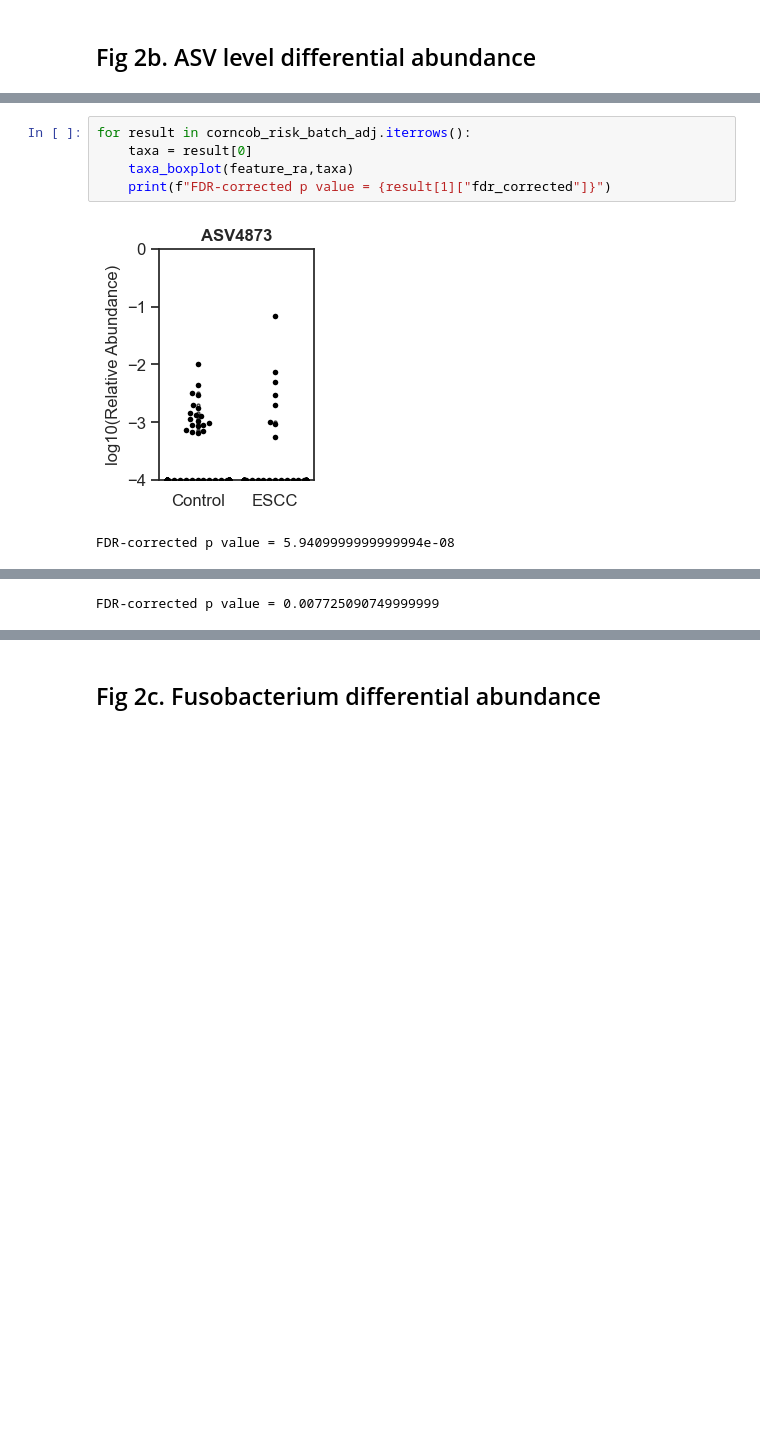
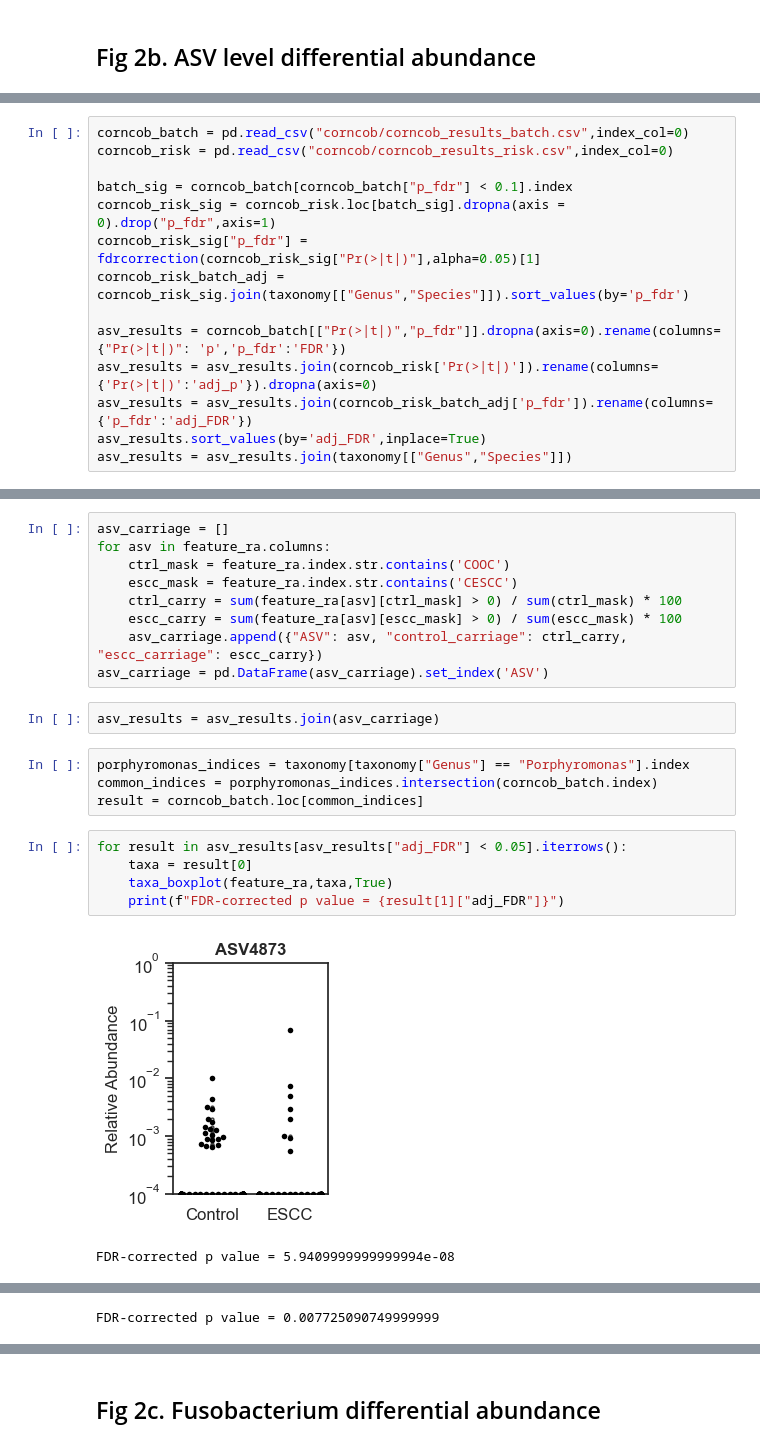
Before and after one commit to korem-lab/ESCC_microbiome_16S_analysis, a Jupyter notebook: ESCC_microbiome_16S_analysis.ipynb, the cells around one changed output, grey strips where cells are left out. Drawn from its saved outputs; the diff is of its cells as text; blank space fills up the shorter version.

```diff
--- a/ESCC_microbiome_16S_analysis.ipynb
+++ b/ESCC_microbiome_16S_analysis.ipynb
@@ -335,0 +387,14 @@ corncob_risk_batch_adj = corncob_risk_batch_adj.join(taxonomy[["Genus","Species"
+# %%
+corncob_batch = pd.read_csv("corncob/corncob_results_batch.csv",index_col=0)
+corncob_risk = pd.read_csv("corncob/corncob_results_risk.csv",index_col=0)
+
+batch_sig = corncob_batch[corncob_batch["p_fdr"] < 0.1].index
+corncob_risk_sig = corncob_risk.loc[batch_sig].dropna(axis = 0).drop("p_fdr",axis=1)
+corncob_risk_sig["p_fdr"] = fdrcorrection(corncob_risk_sig["Pr(>|t|)"],alpha=0.05)[1]
+corncob_risk_batch_adj = corncob_risk_sig.join(taxonomy[["Genus","Species"]]).sort_values(by='p_fdr')
+
+asv_results = corncob_batch[["Pr(>|t|)","p_fdr"]].dropna(axis=0).rename(columns={"Pr(>|t|)": 'p','p_fdr':'FDR'})
+asv_results = asv_results.join(corncob_risk['Pr(>|t|)']).rename(columns={'Pr(>|t|)':'adj_p'}).dropna(axis=0)
+asv_results = asv_results.join(corncob_risk_batch_adj['p_fdr']).rename(columns={'p_fdr':'adj_FDR'})
+asv_results.sort_values(by='adj_FDR',inplace=True)
+asv_results = asv_results.join(taxonomy[["Genus","Species"]])
@@ -336,8 +409,23 @@ corncob_risk_batch_adj = corncob_risk_batch_adj.join(taxonomy[["Genus","Species"
+# %%
+asv_carriage = []
+for asv in feature_ra.columns:
+    ctrl_mask = feature_ra.index.str.contains('COOC')
+    escc_mask = feature_ra.index.str.contains('CESCC')
+    ctrl_carry = sum(feature_ra[asv][ctrl_mask] > 0) / sum(ctrl_mask) * 100
+    escc_carry = sum(feature_ra[asv][escc_mask] > 0) / sum(escc_mask) * 100
+    asv_carriage.append({"ASV": asv, "control_carriage": ctrl_carry, "escc_carriage": escc_carry})
+asv_carriage = pd.DataFrame(asv_carriage).set_index('ASV')
+# %%
+asv_results = asv_results.join(asv_carriage)
+# %%
+porphyromonas_indices = taxonomy[taxonomy["Genus"] == "Porphyromonas"].index
+common_indices = porphyromonas_indices.intersection(corncob_batch.index)
+result = corncob_batch.loc[common_indices]
 # %%
-for result in corncob_risk_batch_adj.iterrows():
+for result in asv_results[asv_results["adj_FDR"] < 0.05].iterrows():
     taxa = result[0]
-    taxa_boxplot(feature_ra,taxa)
-    print(f"FDR-corrected p value = {result[1]["fdr_corrected"]}")
+    taxa_boxplot(feature_ra,taxa,True)
+    print(f"FDR-corrected p value = {result[1]["adj_FDR"]}")
 # %% [output]
-[figure, old version]
+[figure, new version]
 FDR-corrected p value = 5.9409999999999994e-08
```
Also changed, not shown: parts of 29 cells of this notebook.
